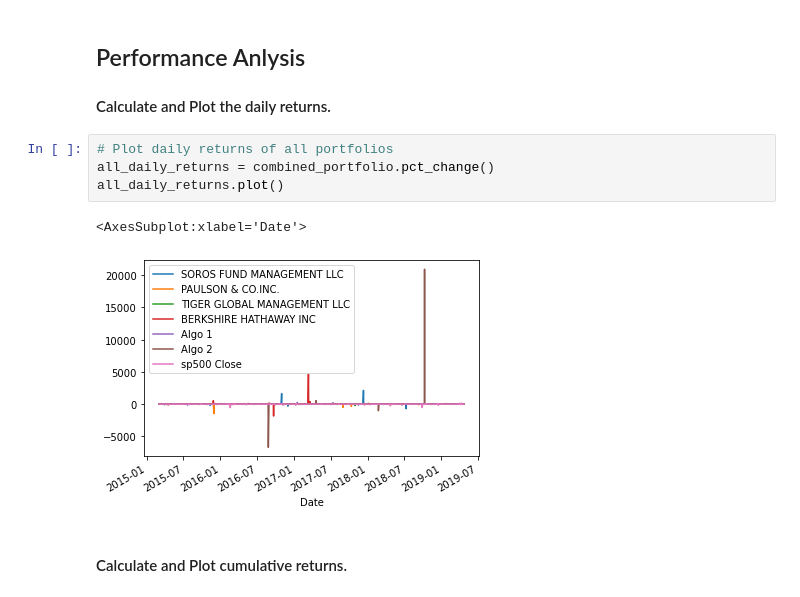
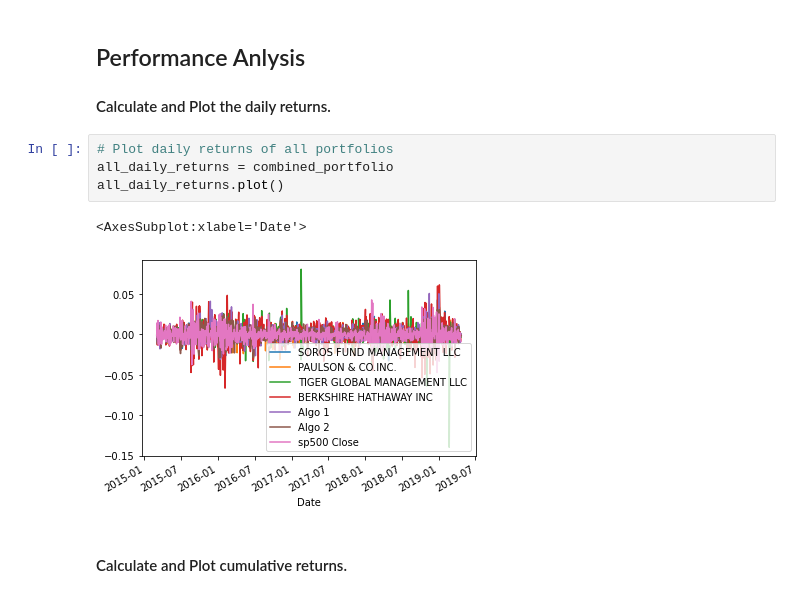
Before and after one commit to ALPHAINFINITETEAM/Pandas-Homework, a Jupyter notebook: Starter_Code/whale_analysis_HW.ipynb, the cells around one changed output. Drawn from its saved outputs; the diff is of its cells as text.

```diff
--- a/Starter_Code/whale_analysis_HW.ipynb
+++ b/Starter_Code/whale_analysis_HW.ipynb
@@ -279,11 +280,11 @@ In this section, you will calculate and visualize performance and risk metrics f
 #### Calculate and Plot the daily returns.
 # %%
 # Plot daily returns of all portfolios
-all_daily_returns = combined_portfolio.pct_change()
+all_daily_returns = combined_portfolio
 all_daily_returns.plot()
 # %% [output]
 <AxesSubplot:xlabel='Date'>
-[figure, old version]
+[figure, new version]
 # %% [markdown]
 #### Calculate and Plot cumulative returns.
 # %%
```
Also changed, not shown: parts of 24 cells of this notebook.
